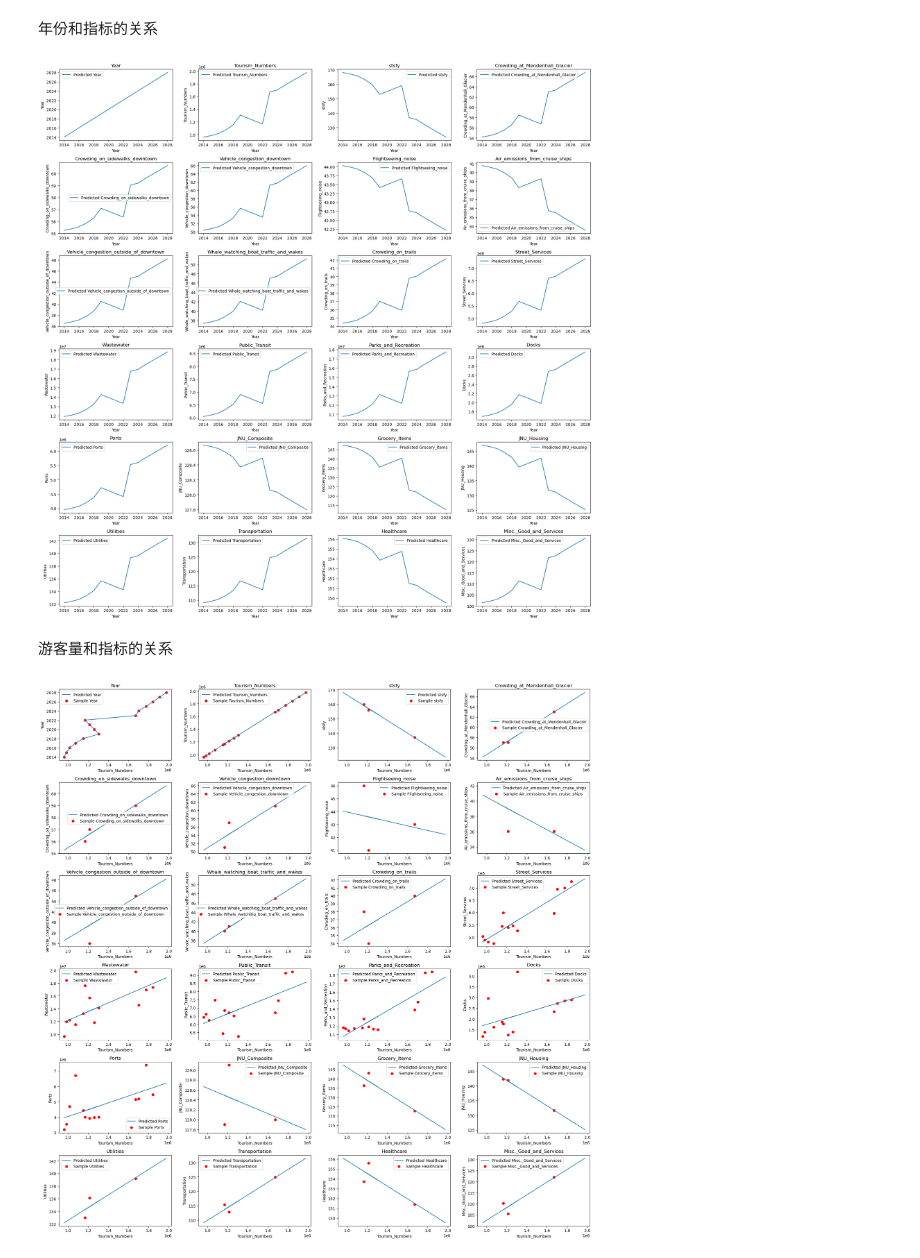
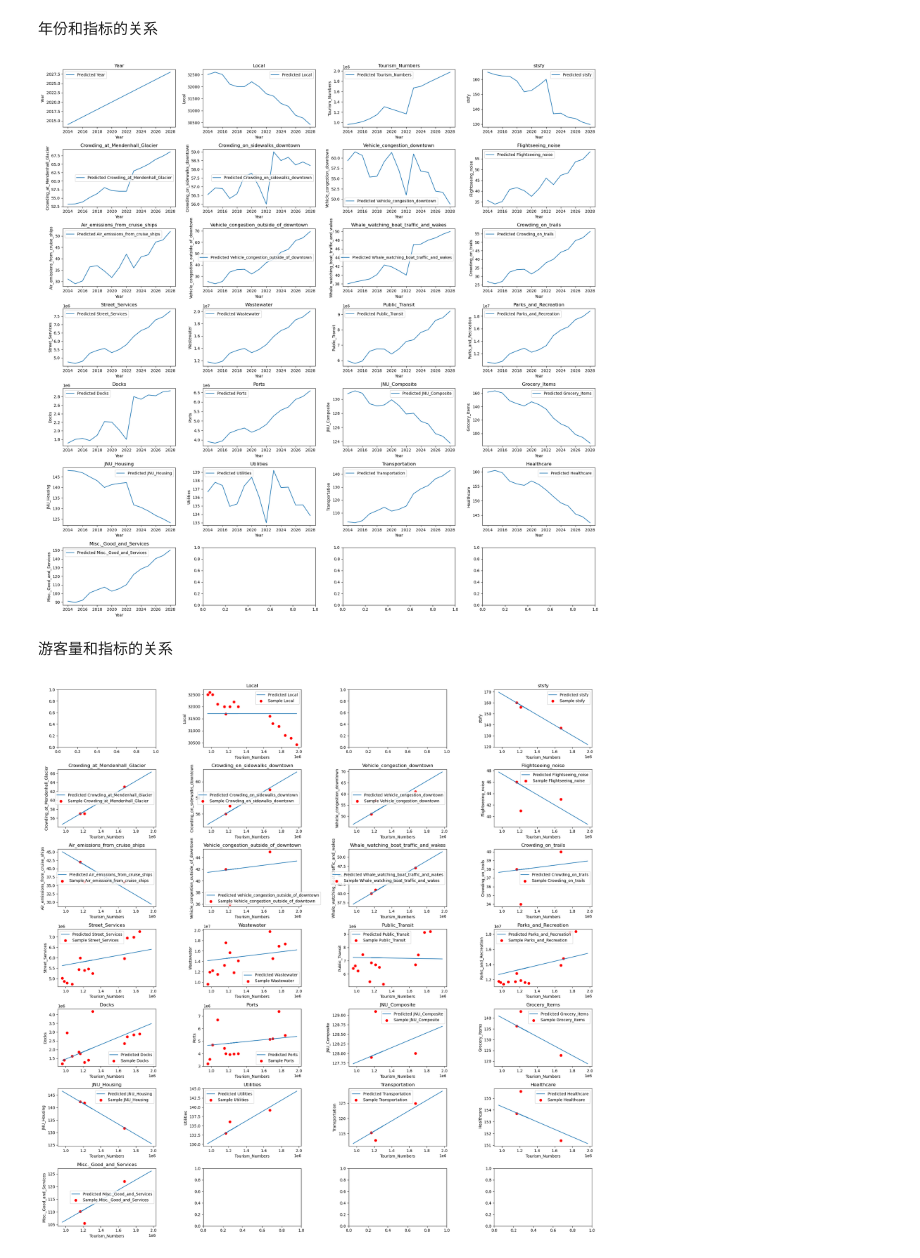
Before and after one commit to BlackMaple1203/MCM, a Jupyter notebook: Code/social/social_new.ipynb, the cells around one changed output. Saved outputs shown, nothing was run; the diff lists cells and outputs as text; code cells hidden in the pictures.

```diff
--- a/Code/social/social_new.ipynb
+++ b/Code/social/social_new.ipynb
@@ -11,7 +11,11 @@ td = data.tourism_data
 
 models = {}
 # %%
-X = np.array(td["Tourism_Numbers"]).reshape(-1, 1)
+X1 = np.array(td["Tourism_Numbers"]).reshape(-1, 1)
+X2 = np.array(td["Local"]).reshape(-1, 1)
+assert X1.shape == X2.shape
+
+X = np.hstack((X1, X2))
 
 for i in td:
     if i == "Tourism_Numbers" or i == "Year":
@@ -22,7 +26,7 @@ for i in td:
     mask = y != -1
     # Apply the mask to both `y` and `X`, ensuring `X_mask` remains 2D
     y = y[mask].reshape(-1, 1)
-    X_mask = X[mask.flatten()].reshape(-1, 1)
+    X_mask = X[mask.flatten()]
     # Fit the linear regression model
     model = LinearRegression()
     model.fit(X_mask, y)
@@ -72,7 +71,7 @@ for key in td_pred:
 年份和指标的关系
 # %%
 # 画图
-fig, axs = plt.subplots(6, 4, figsize=(20, 20))
+fig, axs = plt.subplots(7, 4, figsize=(20, 20))
 axs = axs.flatten()
 
 for idx, key in enumerate(td_pred.keys()):
@@ -85,27 +84,36 @@ for idx, key in enumerate(td_pred.keys()):
 plt.tight_layout()
 plt.show()
 # %% [output]
-[figure, old version]
+[figure, new version]
 # %% [markdown]
 游客量和指标的关系
 # %%
 # 画图
-fig, axs = plt.subplots(6, 4, figsize=(20, 20))
+fig, axs = plt.subplots(7, 4, figsize=(20, 20))
 axs = axs.flatten()
 
+x2_fixed = np.mean(X2)
+X_x2_fixed = np.hstack((X1, np.full(X1.shape, x2_fixed)))
+
+
 for idx, key in enumerate(td_pred.keys()):
-    axs[idx].plot(td["Tourism_Numbers"], td_pred[key], label=f'Predicted {key}')
+    if key == "Tourism_Numbers" or key == "Year":
+        continue
+    model = models[key]
+    y = model.predict(X_x2_fixed)
+    axs[idx].plot(td["Tourism_Numbers"], y, label=f'Predicted {key}')
+
     valid_samples = np.array(td[key]) != -1
     axs[idx].scatter(np.array(td["Tourism_Numbers"])[valid_samples], np.array(td[key])[valid_samples], color='red', label=f'Sample {key}')
     axs[idx].set_title(key)
     axs[idx].set_xlabel('Tourism_Numbers')
     axs[idx].set_ylabel(key)
     axs[idx].legend()
 
 plt.tight_layout()
 plt.show()
 # %% [output]
-[figure, old version]
+[figure, new version]
 # %%
 # 保存模型和data
 import pickle
```
Also changed, not shown: parts of 5 cells of this notebook, 3 other files.
